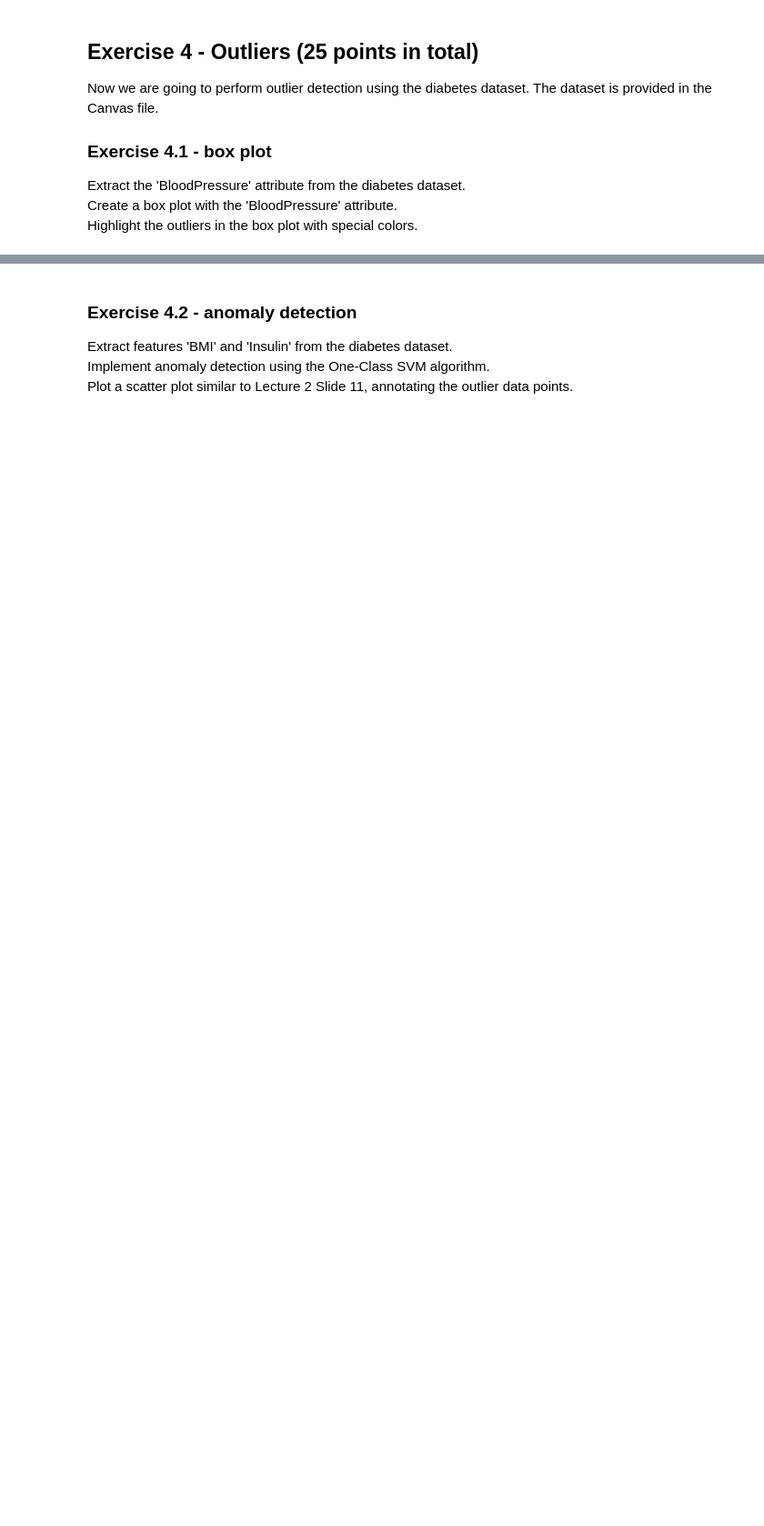
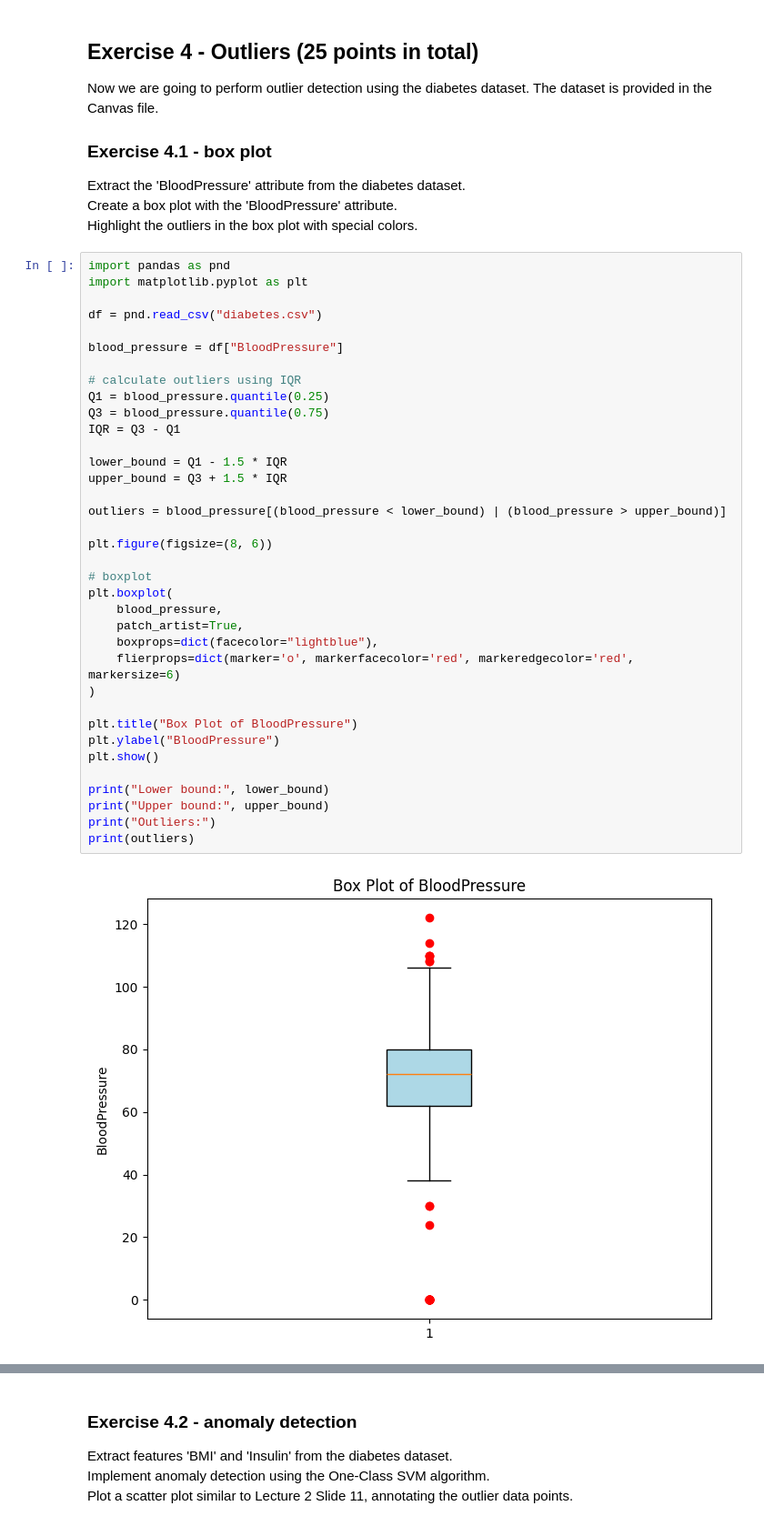
Before and after one commit to TRMJD/ECS171-HW1, a Jupyter notebook: hw1-3 (2)/HW1.ipynb, the cells around one changed output, grey strips where cells are left out. Shown at 91% size. Drawn from its saved outputs; the diff is of its cells as text; blank space fills up the shorter version.

```diff
--- a/hw1-3 (2)/HW1.ipynb
+++ b/hw1-3 (2)/HW1.ipynb
@@ -232,3 +259,41 @@ The dataset is provided in the Canvas file.
 Extract the 'BloodPressure' attribute from the diabetes dataset.<br >
 Create a box plot with the 'BloodPressure' attribute.<br >
 Highlight the outliers in the box plot with special colors.
+# %%
+import pandas as pnd
+import matplotlib.pyplot as plt
+
+df = pnd.read_csv("diabetes.csv")
+
+blood_pressure = df["BloodPressure"]
+
+# calculate outliers using IQR
+Q1 = blood_pressure.quantile(0.25)
+Q3 = blood_pressure.quantile(0.75)
+IQR = Q3 - Q1
+
+lower_bound = Q1 - 1.5 * IQR
+upper_bound = Q3 + 1.5 * IQR
+
+outliers = blood_pressure[(blood_pressure < lower_bound) | (blood_pressure > upper_bound)]
+
+plt.figure(figsize=(8, 6))
+
+# boxplot
+plt.boxplot(
+    blood_pressure,
+    patch_artist=True,
+    boxprops=dict(facecolor="lightblue"),
+    flierprops=dict(marker='o', markerfacecolor='red', markeredgecolor='red', markersize=6)
+)
+
+plt.title("Box Plot of BloodPressure")
+plt.ylabel("BloodPressure")
+plt.show()
+
+print("Lower bound:", lower_bound)
+print("Upper bound:", upper_bound)
+print("Outliers:")
+print(outliers)
+# %% [output]
+[figure, added]
```
Also changed, not shown: parts of 13 cells of this notebook.
